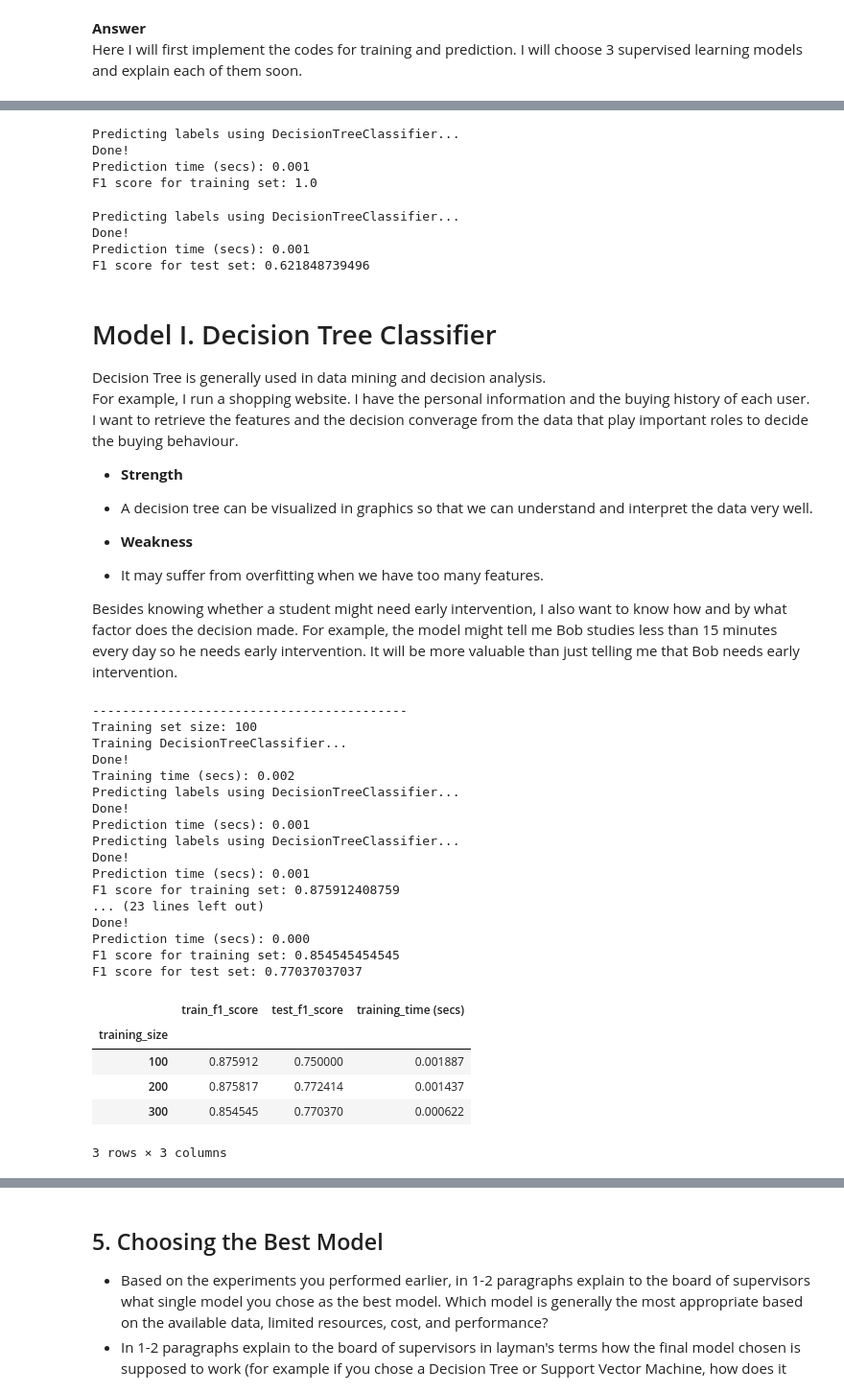
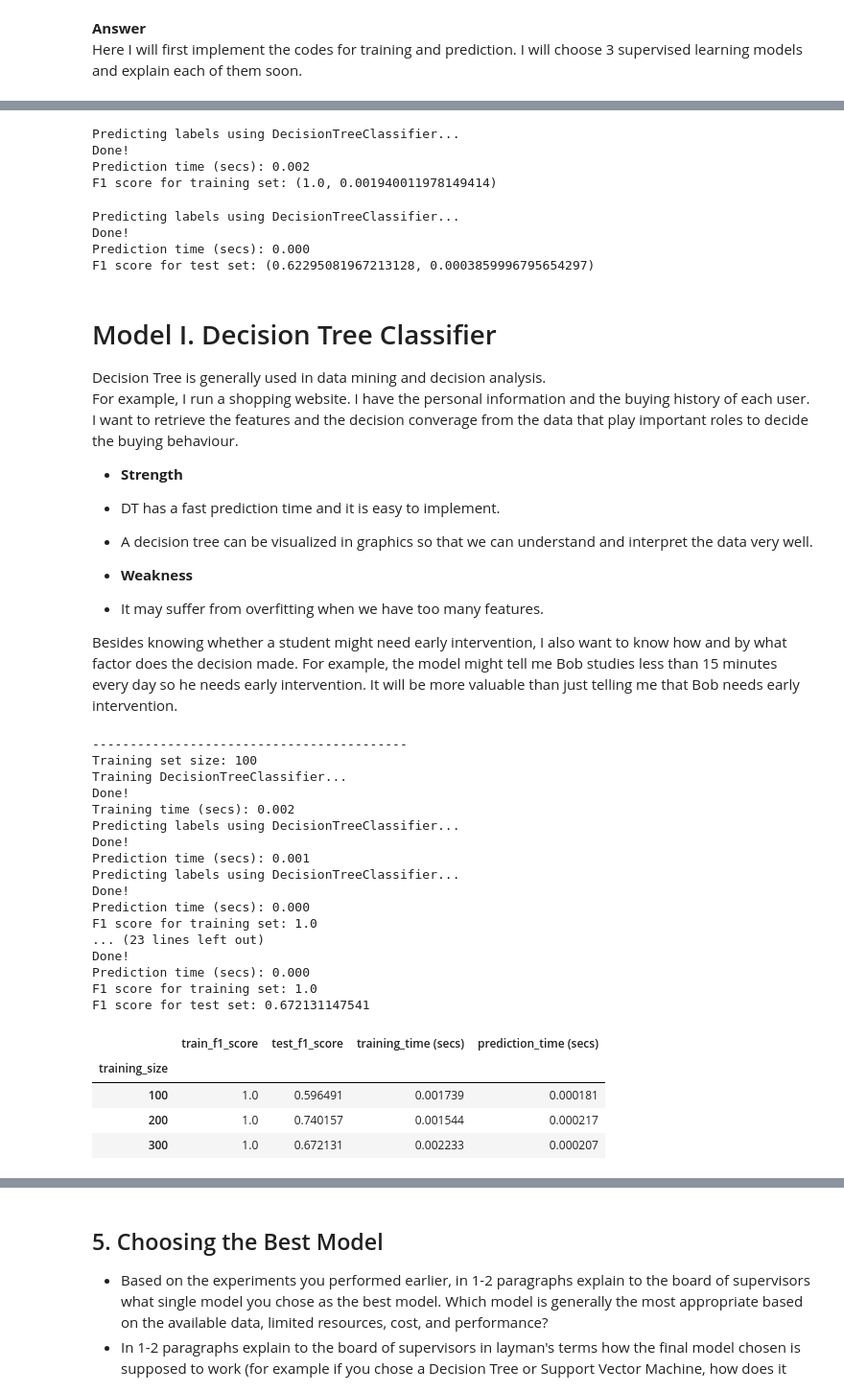
Before and after one commit to ZAZAZakari/udacity, a Jupyter notebook: MLND/Project2/student_intervention.ipynb, the cells around one changed output, grey strips where cells are left out. Shown at 96% size. Saved outputs shown, nothing was run; the diff lists cells and outputs as text; code cells hidden in the pictures.

```diff
--- a/MLND/Project2/student_intervention.ipynb
+++ b/MLND/Project2/student_intervention.ipynb
@@ -197,23 +197,23 @@ def predict_labels(clf, features, target):
     y_pred = clf.predict(features)
     end = time.time()
     print "Done!\nPrediction time (secs): {:.3f}".format(end - start)
-    return f1_score(target, y_pred, pos_label='yes')
+    return f1_score(target, y_pred, pos_label='yes'), (end - start)
 
 train_f1_score = predict_labels(clf, X_train, y_train)
 print "F1 score for training set: {}".format(train_f1_score)
 # %% [output]
 Predicting labels using DecisionTreeClassifier...
 Done!
-Prediction time (secs): 0.001
-F1 score for training set: 1.0
+Prediction time (secs): 0.002
+F1 score for training set: (1.0, 0.001940011978149414)
 # %%
 # Predict on test data
 print "F1 score for test set: {}".format(predict_labels(clf, X_test, y_test))
 # %% [output]
 Predicting labels using DecisionTreeClassifier...
 Done!
-Prediction time (secs): 0.001
-F1 score for test set: 0.621848739496
+Prediction time (secs): 0.000
+F1 score for test set: (0.62295081967213128, 0.0003859996795654297)
 # %%
 # Train and predict using different training set sizes
 from IPython.display import display
@@ -225,11 +225,11 @@ def train_predict(clf, X_train, y_train, X_test, y_test):
     train_classifier(clf, X_train, y_train)
     end = time.time()
     train_time = (end - start)
-    train_f1_score = predict_labels(clf, X_train, y_train)
-    test_f1_score = predict_labels(clf, X_test, y_test)
+    train_f1_score, train_prediction_time = predict_labels(clf, X_train, y_train)
+    test_f1_score, test_prediction_time = predict_labels(clf, X_test, y_test)
     print "F1 score for training set: {}".format(train_f1_score)
     print "F1 score for test set: {}".format(test_f1_score)
-    return [len(X_train), train_f1_score, test_f1_score, train_time]
+    return [len(X_train), train_f1_score, test_f1_score, train_time, test_prediction_time]
 # %%
 # Note: Keep the test set constant
 # This is a function to run the help function three times with different training size #
@@ -245,7 +245,8 @@ def train_different_size(clf, X_train, y_train, X_test, y_test):
     df_result_statistic = pd.DataFrame(result_statistic)
 
     # formatting the dataframe for visualizawtion
-    df_result_statistic.columns = ['training_size', 'train_f1_score', 'test_f1_score', 'training_time (secs)']
+    df_result_statistic.columns = ['training_size', 'train_f1_score', 'test_f1_score', 'training_time (secs)',
+                                   'prediction_time (secs)']
     df_result_statistic = df_result_statistic.set_index('training_size')
     return (df_result_statistic)
 # %% [markdown]
@@ -254,6 +255,7 @@ Decision Tree is generally used in data mining and decision analysis.
 For example, I run a shopping website. I have the personal information and the buying history of each user. I want to retrieve the features and the decision converage from the data that play important roles to decide the buying behaviour.
 
 * **Strength**
+ * DT has a fast prediction time and it is easy to implement.
  * A decision tree can be visualized in graphics so that we can understand and interpret the data very well.
 
 * **Weakness**
@@ -261,32 +263,31 @@ For example, I run a shopping website. I have the personal information and the b
 
 Besides knowing whether a student might need early intervention, I also want to know how and by what factor does the decision made. For example, the model might tell me Bob studies less than 15 minutes every day so he needs early intervention. It will be more valuable than just telling me that Bob needs early intervention.
 # %%
-clf_decisionTree = DecisionTreeClassifier(max_depth=4)
+clf_decisionTree = DecisionTreeClassifier()
 display(train_different_size(clf_decisionTree, X_train, y_train, X_test, y_test))
 # %% [output]
 ------------------------------------------
 Training set size: 100
 Training DecisionTreeClassifier...
 Done!
 Training time (secs): 0.002
 Predicting labels using DecisionTreeClassifier...
 Done!
 Prediction time (secs): 0.001
 Predicting labels using DecisionTreeClassifier...
 Done!
-Prediction time (secs): 0.001
-F1 score for training set: 0.875912408759
+Prediction time (secs): 0.000
+F1 score for training set: 1.0
 ... (23 lines left out)
 Done!
 Prediction time (secs): 0.000
-F1 score for training set: 0.854545454545
-F1 score for test set: 0.77037037037
+F1 score for training set: 1.0
+F1 score for test set: 0.672131147541
-|  | train_f1_score | test_f1_score | training_time (secs) |
-| training_size |  |  |  |
-| 100 | 0.875912 | 0.750000 | 0.001887 |
-| 200 | 0.875817 | 0.772414 | 0.001437 |
-| 300 | 0.854545 | 0.770370 | 0.000622 |
+|  | train_f1_score | test_f1_score | training_time (secs) | prediction_time (secs) |
+| training_size |  |  |  |  |
+| 100 | 1.0 | 0.596491 | 0.001739 | 0.000181 |
+| 200 | 1.0 | 0.740157 | 0.001544 | 0.000217 |
+| 300 | 1.0 | 0.672131 | 0.002233 | 0.000207 |
-3 rows × 3 columns
 # %% [markdown]
 # Model II. Naive Bayes
 Naive Bayes is generally very useful on text classification problems such as email spam detection and classifying a piece of article from different categories (sports, entertainment, finance and so on)
```
Also changed, not shown: parts of 11 cells of this notebook, 2 other files.
